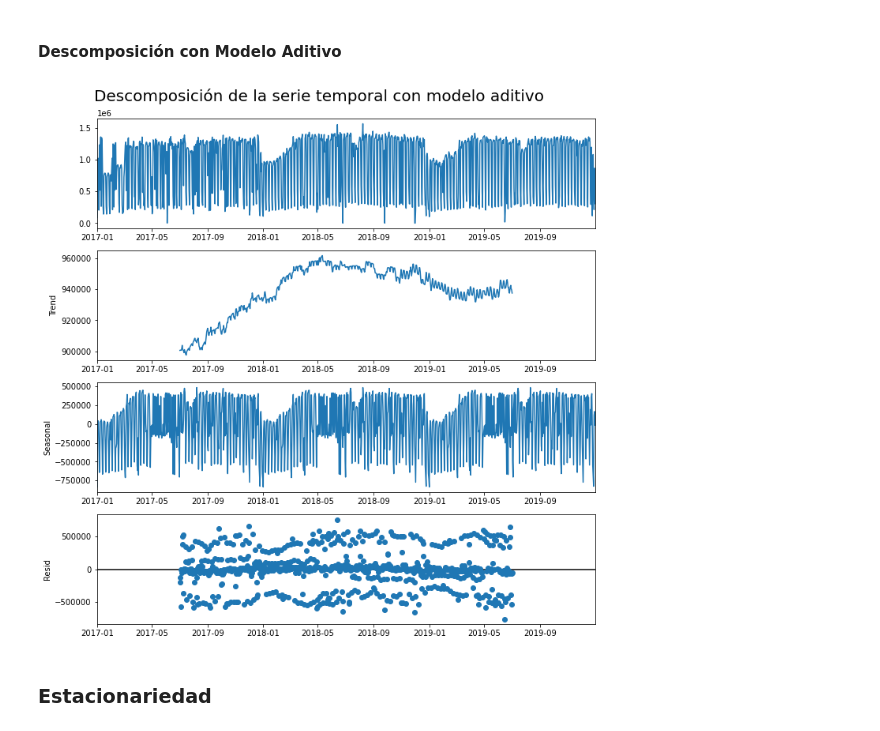
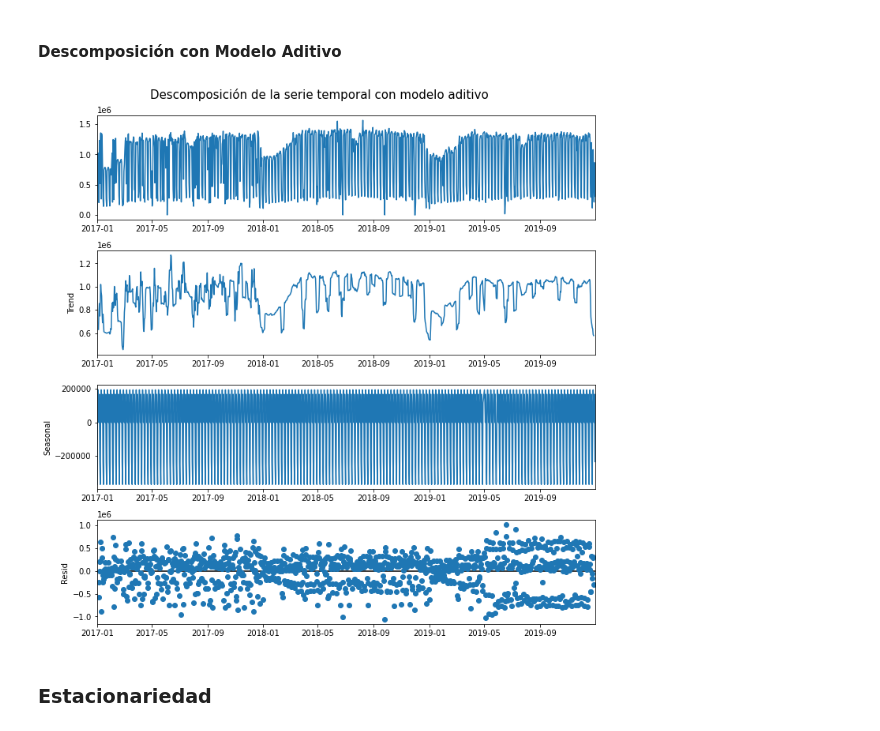
Before and after one commit to arigarmendia/Time-Series, a Jupyter notebook: TP/molinetes.ipynb, the cells around one changed output. Drawn from its saved outputs; the diff is of its cells as text; code cells hidden in the pictures.

```diff
--- a/TP/molinetes.ipynb
+++ b/TP/molinetes.ipynb
@@ -194,16 +214,16 @@ from statsmodels.tsa.seasonal import seasonal_decompose
 from statsmodels.graphics.tsaplots import plot_acf, plot_pacf
 import statsmodels.api as sm
 # %%
-decomposed = sm.tsa.seasonal_decompose(molinetes, period=365, model='additive')
+decomposed = sm.tsa.seasonal_decompose(molinetes, period=7, model='additive')
 # %%
 
 decomp_plot = decomposed.plot(observed=True, seasonal=True, trend=True, resid=True, weights=False)
 decomp_plot.set_size_inches(10,10)
-plt.suptitle("Descomposición de la serie temporal con modelo aditivo").set_fontsize(20)
+plt.suptitle("Descomposición de la serie temporal con modelo aditivo").set_fontsize(15)
 plt.tight_layout()
 plt.show()
 # %% [output]
-[figure, old version]
+[figure, new version]
 # %% [markdown]
 ### Estacionariedad
 # %% [markdown]
```
Also changed, not shown: parts of 57 cells of this notebook.
